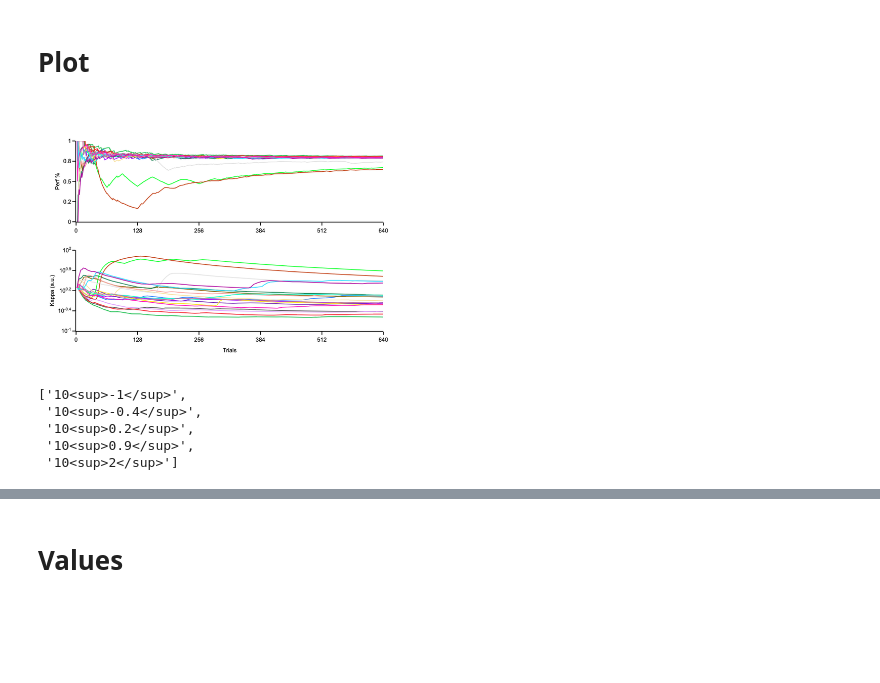
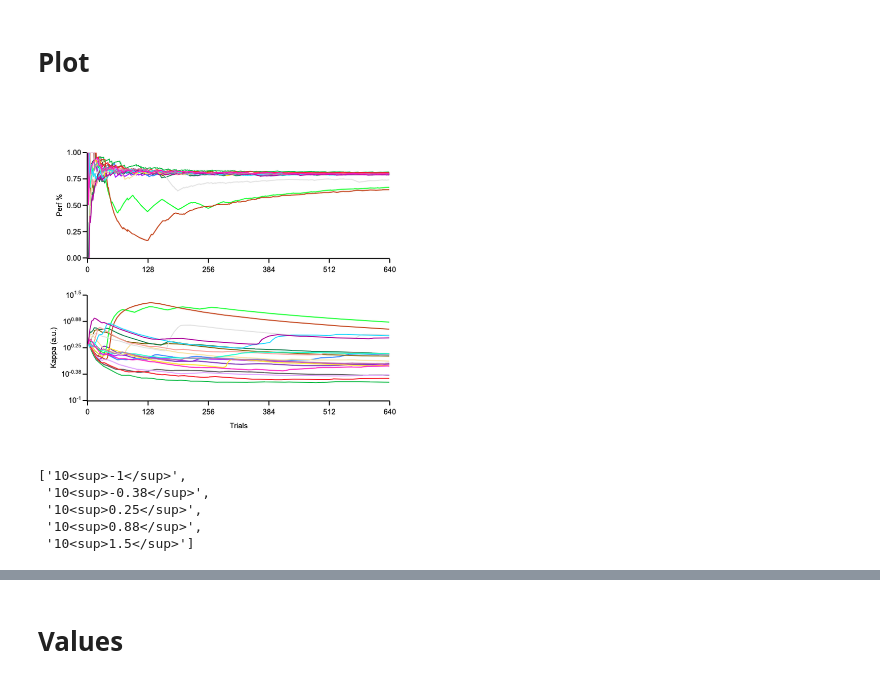
Before and after one commit to mszinte/pRF_analysis, a Jupyter notebook: RetinoMaps/dev/Paper/pRF_beh.ipynb, the cells around one changed output, grey strips where cells are left out. Saved outputs shown, nothing was run; the diff lists cells and outputs as text; code cells hidden in the pictures; blank space fills up the shorter version.

Commit message:
corrections

```diff
--- a/RetinoMaps/dev/Paper/pRF_beh.ipynb
+++ b/RetinoMaps/dev/Paper/pRF_beh.ipynb
@@ -112,7 +117,9 @@ fig.update_xaxes(showline=True,
                  row=1, col=1)
 
 tickvals = np.linspace(perf_range[0], perf_range[1], num_step_y_axes)
-ticktext = [f"{v:.1g}" for v in tickvals]
+# [CORRECTION #10] etiquettes de performance avec 2 decimales (.1g ne gardait qu'un chiffre significatif : 0.25 -> "0.2", 0.75 -> "0.8")
+# AVANT : ticktext = [f"{v:.1g}" for v in tickvals]
+ticktext = [f"{v:.2f}" for v in tickvals]
 
 fig.update_yaxes(
     showline=True,
@@ -130,43 +137,45 @@ fig.update_xaxes(showline=True, range=[0,x_max],
                  title='Trials',
                  row=2, col=1)
 
 tickvals = np.linspace(kappa_range[0], kappa_range[1], num_step_y_axes)
-ticktext = [f"10<sup>{v:.1g}</sup>" for v in tickvals]
+# [CORRECTION #10] exposants kappa avec 2 chiffres significatifs (.1g arrondissait 0.25 -> "0.2", -0.375 -> "-0.4", 0.875 -> "0.9")
+# AVANT : ticktext = [f"10<sup>{v:.1g}</sup>" for v in tickvals]
+ticktext = [f"10<sup>{v:.2g}</sup>" for v in tickvals]
 fig.update_yaxes(
     showline=True,
     range=[kappa_range[0], kappa_range[1]],
     tickvals=tickvals,
     ticktext=ticktext,
     title='Kappa (a.u.)',
     row=2, col=1
 )
 
 # Update layout
 fig.update_layout(template=fig_template,
                   width=1420,
                   height=700,
                   margin=dict(l=100, r=10, b=100, t=100),
                   showlegend=False,
                   # legend=dict(orientation="v",
                   #             yanchor="top",
                   #             y=1,
                   #             xanchor="left",
                   #             x=1.05)
                  )
 fig_dir = '/Users/uriel/Library/CloudStorage/Dropbox/retinomaps/figures/material/pRF_figures/pRF_beh'
 os.makedirs(fig_dir, exist_ok=True)
 fig.write_image("{}/{}_pRF_beh_trials.pdf".format(fig_dir, subject))
 fig.show()
 # %% [output]
-[figure, old version]
+[figure, new version]
 # %%
 ticktext
 # %% [output]
 ['10<sup>-1</sup>',
- '10<sup>-0.4</sup>',
- '10<sup>0.2</sup>',
- '10<sup>0.9</sup>',
- '10<sup>2</sup>']
+ '10<sup>-0.38</sup>',
+ '10<sup>0.25</sup>',
+ '10<sup>0.88</sup>',
+ '10<sup>1.5</sup>']
 # %%
 pRF_beh_trials_subject['stair']
 # %% [output]
```
Also changed, not shown: parts of 6 cells of this notebook, 23 other files.
